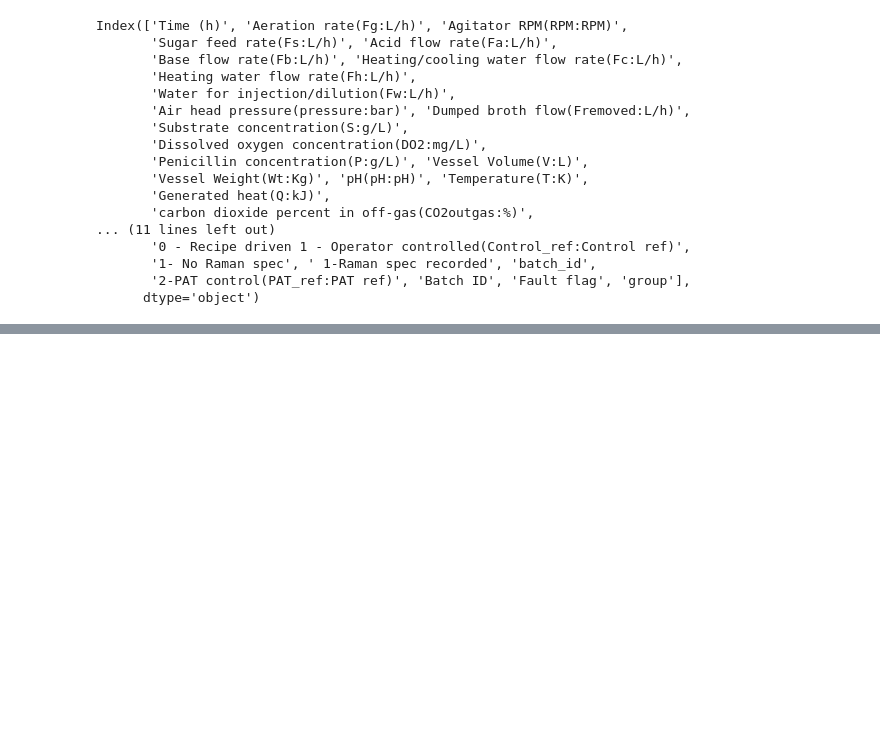
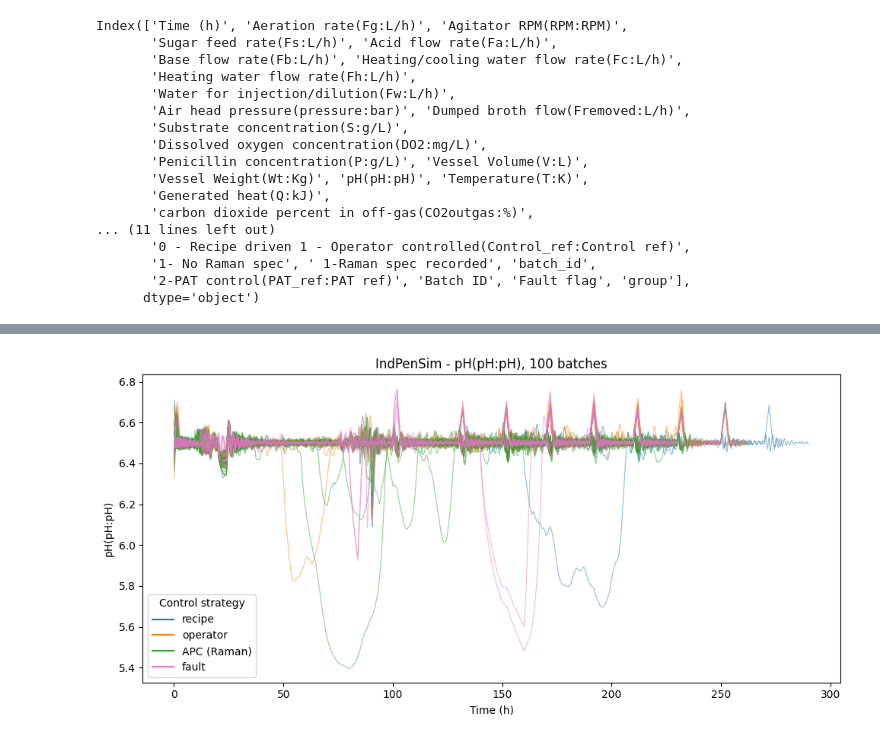
Before and after one commit to AHichem/resilient-process-monitoring, a Jupyter notebook: notebooks/01_load_and_explore.ipynb, the cells around one changed output, grey strips where cells are left out. Saved outputs shown, nothing was run; the diff lists cells and outputs as text; code cells hidden in the pictures; blank space fills up the shorter version.

```diff
--- a/notebooks/01_load_and_explore.ipynb
+++ b/notebooks/01_load_and_explore.ipynb
@@ -480,16 +498,18 @@ Index(['Time (h)', 'Aeration rate(Fg:L/h)', 'Agitator RPM(RPM:RPM)',
 # %%
 colors = {'recipe': 'tab:blue', 'operator': 'tab:orange',
-          'APC (Raman)': 'tab:green', 'fault': 'tab:red'}
-y_col = 'Penicillin concentration(P:g/L)'
+          'APC (Raman)': 'tab:green', 'fault': 'tab:pink'}
+y_col = 'pH(pH:pH)'
 
 fig, ax = plt.subplots(figsize=(10, 5))
 for (batch, group), g in df.groupby(['batch_id', 'group']):
     ax.plot(g['Time (h)'], g[y_col], color=colors[group], alpha=0.5, lw=0.8)
 for group, c in colors.items():
     ax.plot([], [], color=c, label=group)
 ax.set_xlabel('Time (h)')
-ax.set_ylabel('Penicillin (g/L)')
-ax.set_title('IndPenSim - penicillin concentration, 100 batches')
+ax.set_ylabel('pH(pH:pH)')
+ax.set_title('IndPenSim - pH(pH:pH), 100 batches')
 ax.legend(title='Control strategy')
 plt.tight_layout()
 plt.show()
+# %% [output]
+[figure, added]
```
Also changed, not shown: parts of 2 cells of this notebook.
